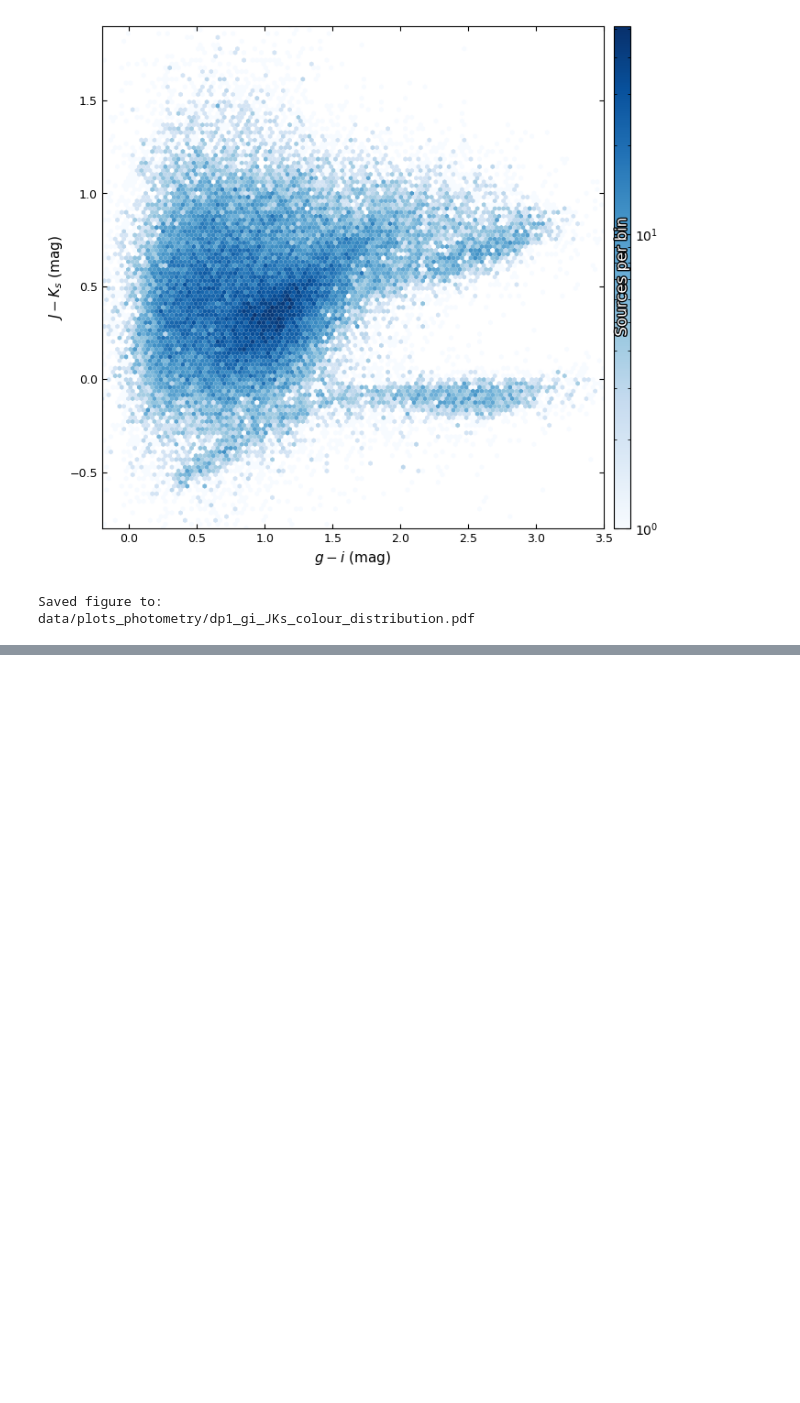
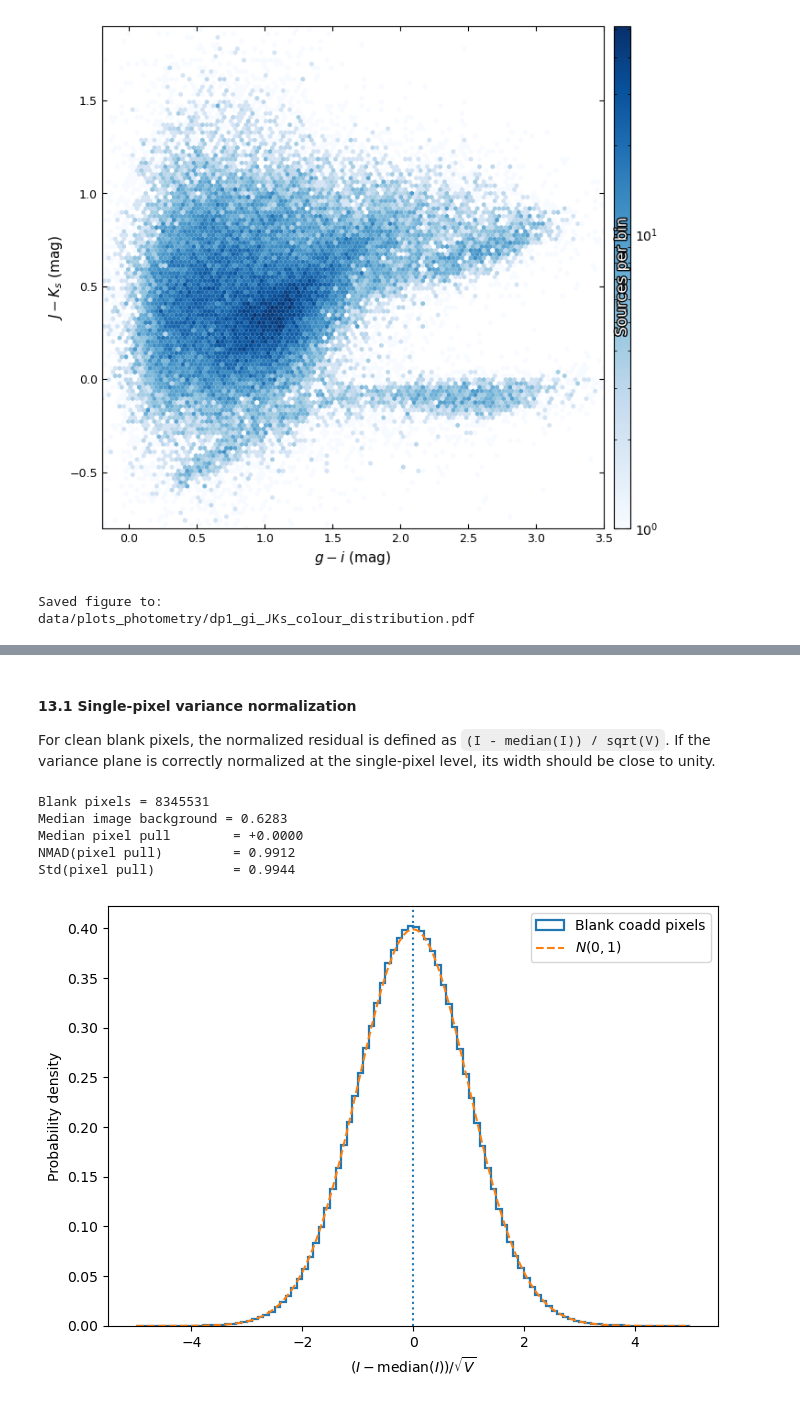
Before and after one commit to lsst-uk/lsst-ir-fusion, a Jupyter notebook: dmu5/dmu5_DP1/diagnostics/DP1_Photometry.ipynb, the cells around one changed output, grey strips where cells are left out. Saved outputs shown, nothing was run; the diff lists cells and outputs as text; code cells hidden in the pictures; blank space fills up the shorter version.

```diff
--- a/dmu5/dmu5_DP1/diagnostics/DP1_Photometry.ipynb
+++ b/dmu5/dmu5_DP1/diagnostics/DP1_Photometry.ipynb
@@ -2795,0 +3043,58 @@ data/plots_photometry/dp1_gi_JKs_colour_distribution.pdf
+# %% [markdown]
+#### 13.1 Single-pixel variance normalization
+
+For clean blank pixels, the normalized residual is defined as `(I - median(I)) / sqrt(V)`. If the variance plane is correctly normalized at the single-pixel level, its width should be close to unity.
+# %%
+img_blank = image[blank_pix]
+var_blank = variance[blank_pix]
+
+background_level = np.nanmedian(img_blank)
+
+pixel_pull = (
+    (img_blank - background_level)
+    / np.sqrt(var_blank)
+)
+
+pixel_pull_med = np.nanmedian(pixel_pull)
+pixel_pull_nmad = nmad(pixel_pull)
+pixel_pull_std = np.nanstd(pixel_pull)
+
+print("Blank pixels =", len(pixel_pull))
+print(f"Median image background = {background_level:.4f}")
+print(f"Median pixel pull        = {pixel_pull_med:+.4f}")
+print(f"NMAD(pixel pull)         = {pixel_pull_nmad:.4f}")
+print(f"Std(pixel pull)          = {pixel_pull_std:.4f}")
+
+plt.figure(figsize=(7, 5))
+
+bins = np.linspace(-5, 5, 101)
+plt.hist(
+    pixel_pull,
+    bins=bins,
+    density=True,
+    histtype="step",
+    linewidth=1.6,
+    label="Blank coadd pixels",
+)
+
+xx = np.linspace(-5, 5, 500)
+plt.plot(
+    xx,
+    np.exp(-0.5 * xx**2) / np.sqrt(2 * np.pi),
+    "--",
+    label=r"$N(0,1)$",
+)
+
+plt.axvline(0, linestyle=":")
+plt.xlabel(r"$(I-\mathrm{median}(I))/\sqrt{V}$")
+plt.ylabel("Probability density")
+plt.legend()
+plt.tight_layout()
+plt.show()
+# %% [output]
+Blank pixels = 8345531
+Median image background = 0.6283
+Median pixel pull        = +0.0000
+NMAD(pixel pull)         = 0.9912
+Std(pixel pull)          = 0.9944
+[figure, added]
```
Also changed, not shown: parts of 26 cells of this notebook.
